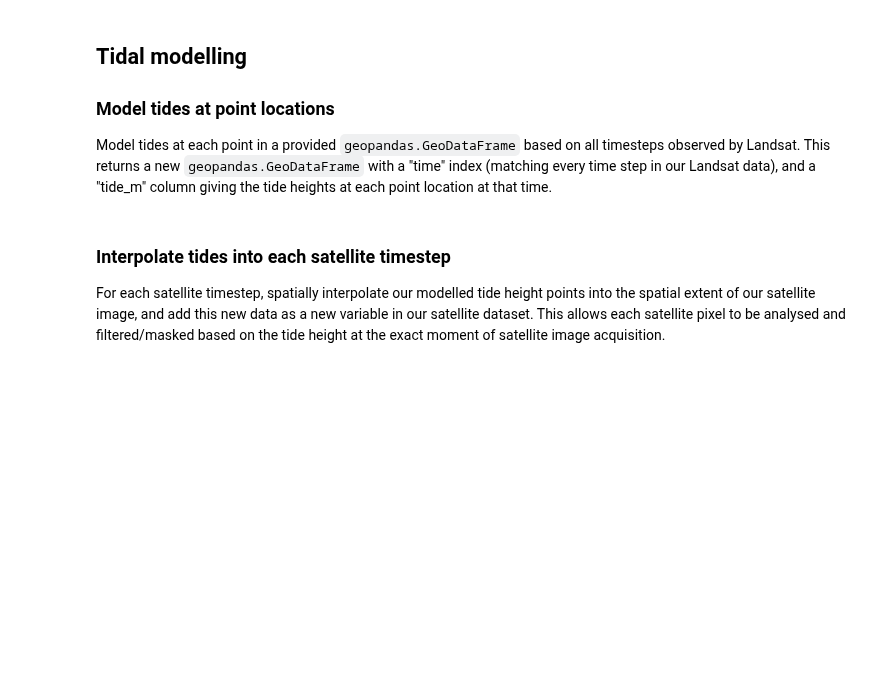
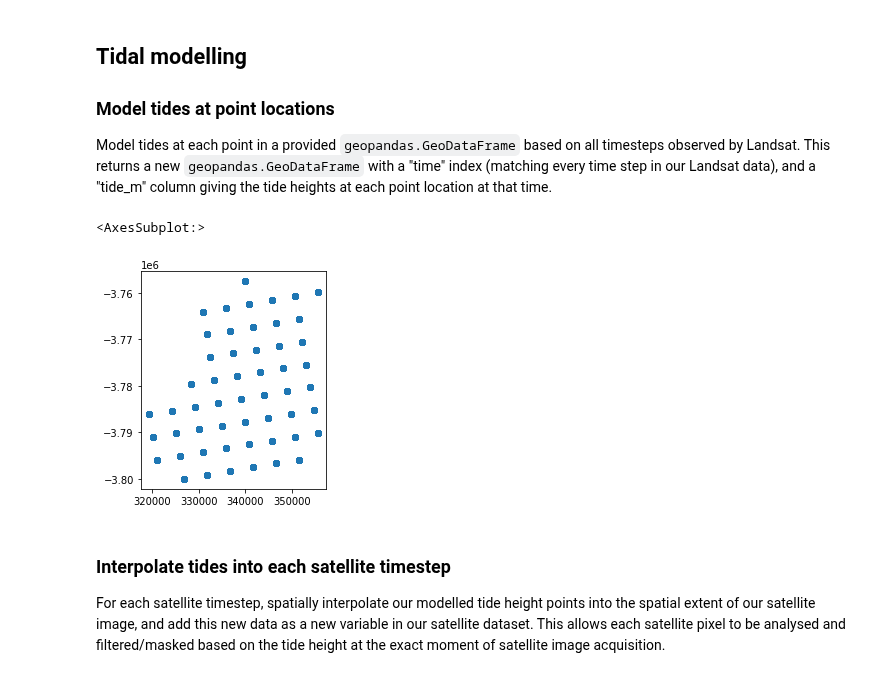
Before and after one commit to GeoscienceAustralia/dea-coastlines, a Jupyter notebook: notebooks/DEAfricaCoastlines_generation_raster.ipynb, the cells around one changed output. Drawn from its saved outputs; the diff is of its cells as text; code cells hidden in the pictures; blank space fills up the shorter version.

```diff
--- a/notebooks/DEAfricaCoastlines_generation_raster.ipynb
+++ b/notebooks/DEAfricaCoastlines_generation_raster.ipynb
@@ -46,7 +52,7 @@ import coastlines.raster
 # Connect to datacube
 import datacube
 
-dc = datacube.Datacube(app="DEAfricaCoastlines")
+dc = datacube.Datacube(app="DEACoastlines")
 
 # Create local dask client for parallelisation
 client = create_local_dask_cluster(return_client=True)
@@ -55,9 +63,9 @@ client = create_local_dask_cluster(return_client=True)
 # %% [markdown]
 ### Set analysis parameters
 # %%
-study_area = 696
-raster_version = 'cli_update'
-start_year = 2000
+study_area = 7932
+raster_version = 'testing'
+start_year = 2010
 end_year = 2020
 
 # Load analysis params from config file
@@ -114,9 +150,12 @@ Model tides at each point in a provided `geopandas.GeoDataFrame` based on all ti
 tide heights at each point location at that time.
 # %%
 tidepoints_gdf = coastlines.raster.model_tide_points(
-    ds, points_gdf, directory="/var/share"
+    ds, points_gdf, directory="../../tide_models/"
 )
 tidepoints_gdf.plot()
+# %% [output]
+<AxesSubplot:>
+[figure, added]
 # %% [markdown]
 ### Interpolate tides into each satellite timestep
 For each satellite timestep, spatially interpolate our modelled tide height points into the spatial extent of our satellite image, and add this new data as a new variable in our satellite dataset. This allows each satellite pixel to be analysed and filtered/masked based on the tide height at the exact moment of satellite image acquisition.
```
Also changed, not shown: parts of 5 cells of this notebook, 3 other files.
